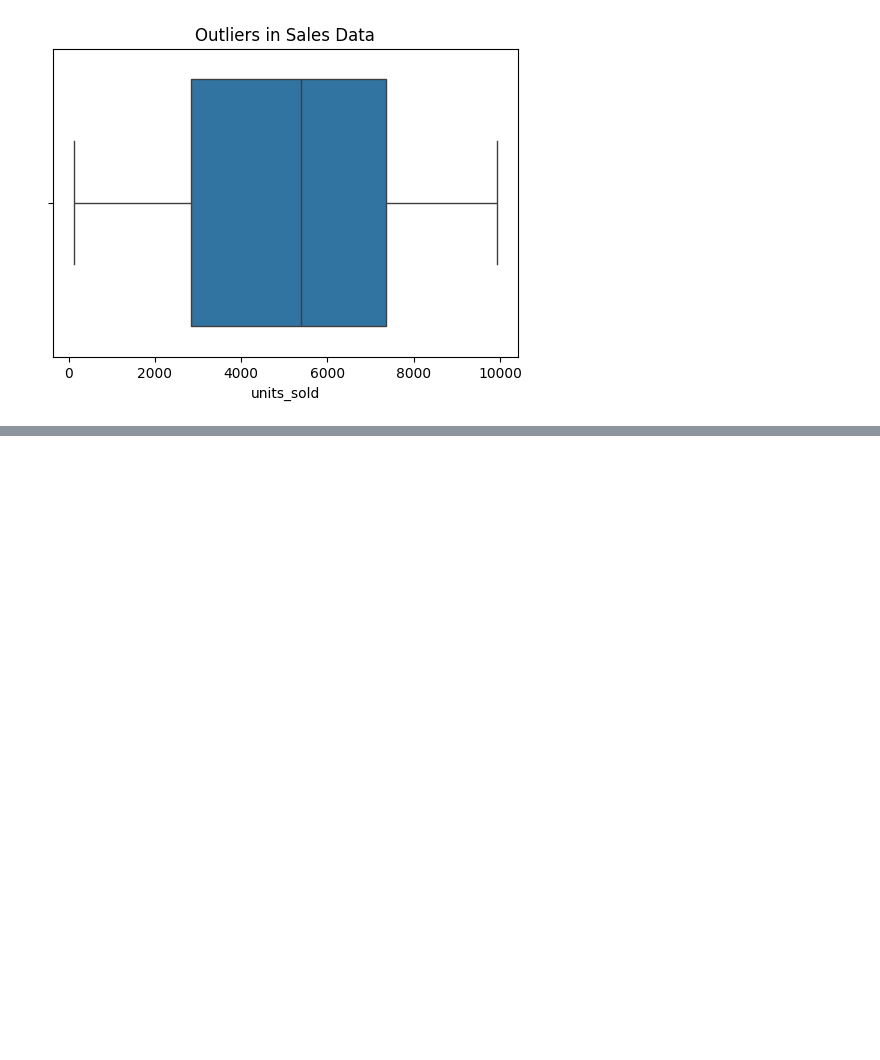
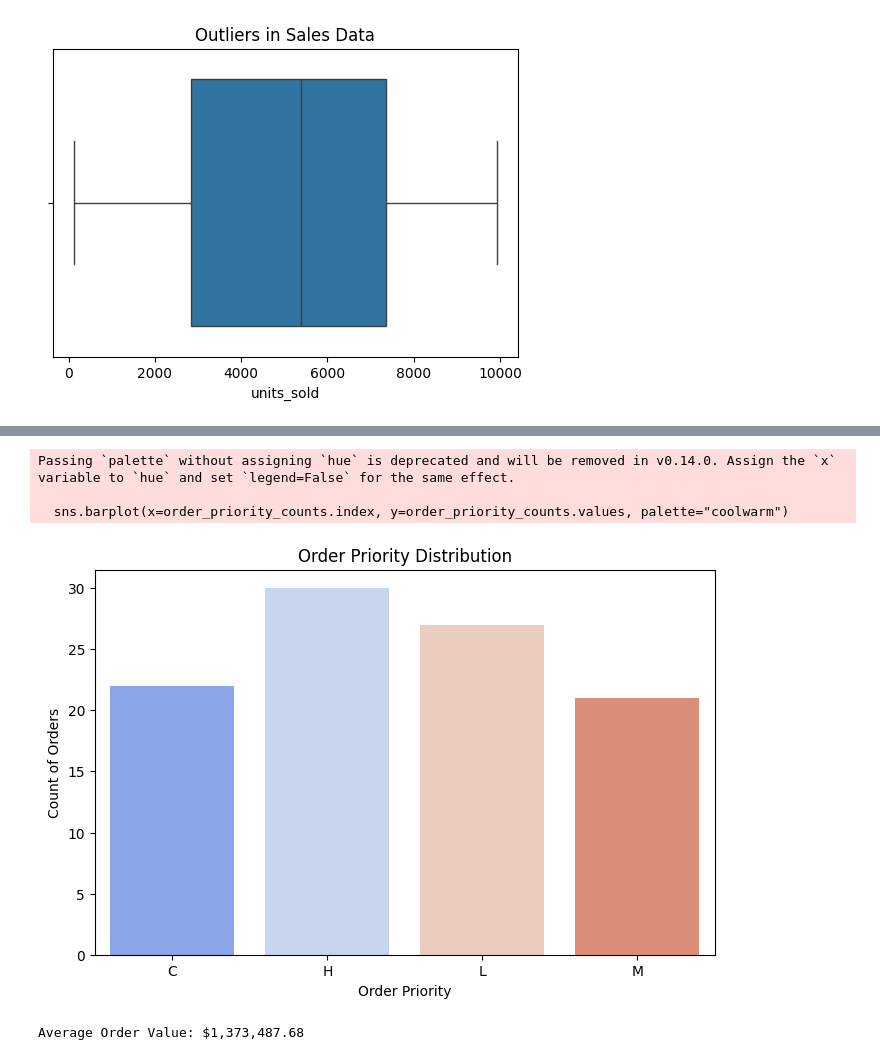
Before and after one commit to PLACHI02/Data-Analytics-Projects, a Jupyter notebook: AMAZON_SALES_DATA.ipynb, the cells around one changed output, grey strips where cells are left out. Drawn from its saved outputs; the diff is of its cells as text; code cells hidden in the pictures; blank space fills up the shorter version.

```diff
--- a/AMAZON_SALES_DATA.ipynb
+++ b/AMAZON_SALES_DATA.ipynb
@@ -254,0 +277,24 @@ plt.show()
+# %%
+#Customer Behaviour Analysis
+#Top Order Priorities
+# Count of order priorities
+order_priority_counts = df['order_priority'].value_counts()
+
+# Plot Order Priority Distribution
+plt.figure(figsize=(8,5))
+sns.barplot(x=order_priority_counts.index, y=order_priority_counts.values, palette="coolwarm")
+plt.title("Order Priority Distribution")
+plt.xlabel("Order Priority")
+plt.ylabel("Count of Orders")
+plt.show()
+# %% [output]
+Passing `palette` without assigning `hue` is deprecated and will be removed in v0.14.0. Assign the `x` variable to `hue` and set `legend=False` for the same effect.
+
+  sns.barplot(x=order_priority_counts.index, y=order_priority_counts.values, palette="coolwarm")
+[figure, added]
+# %%
+#Average Order Value
+avg_order_value = df['total_revenue'].mean()
+print(f"Average Order Value: ${avg_order_value:,.2f}")
+# %% [output]
+Average Order Value: $1,373,487.68
```
Also changed, not shown: parts of 16 cells of this notebook.
